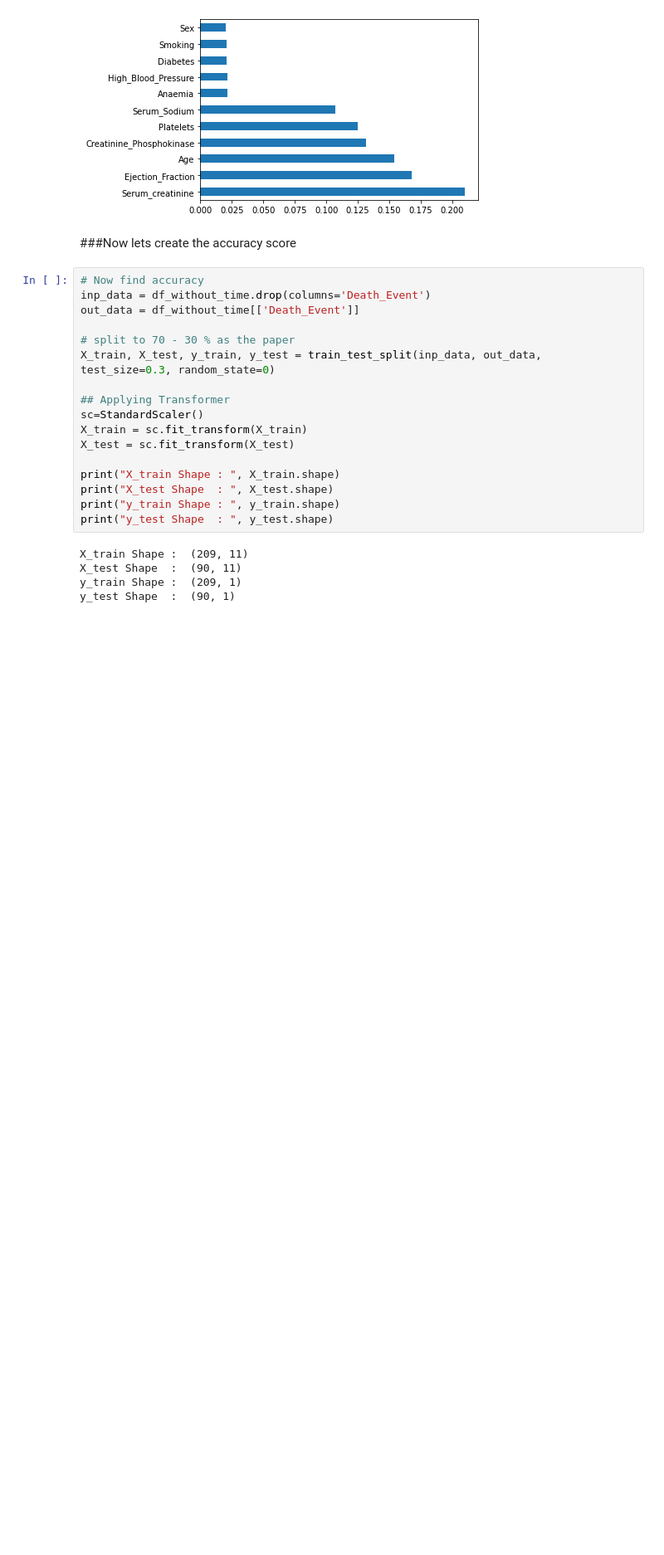
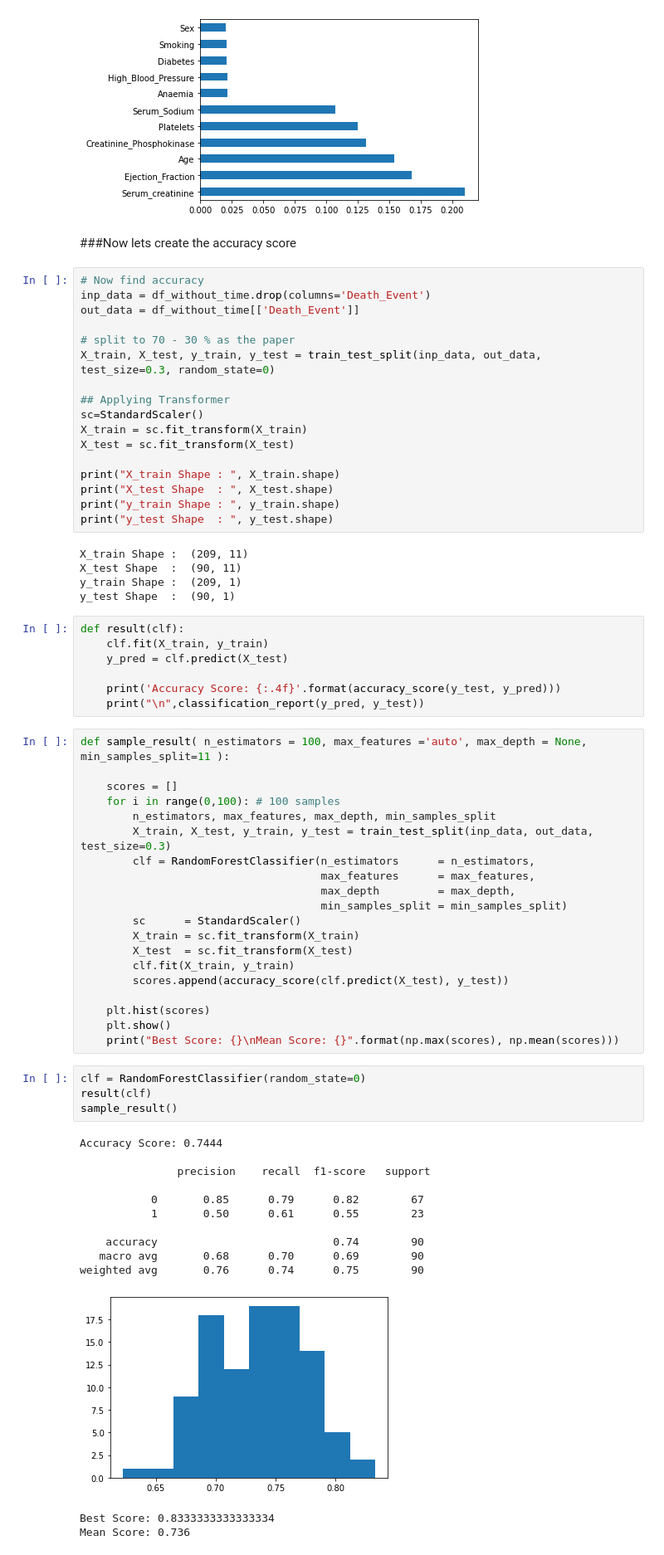
Before and after one commit to spros1/HeartFailureAnalysis, a Jupyter notebook: ExcerA_Heart_Failure.ipynb, the cells around one changed output. Shown at 83% size. Cells and saved outputs as stored; diff of their text form; blank space fills up the shorter version.

```diff
--- a/ExcerA_Heart_Failure.ipynb
+++ b/ExcerA_Heart_Failure.ipynb
@@ -275,3 +277,48 @@ X_train Shape :  (209, 11)
 X_test Shape  :  (90, 11)
 y_train Shape :  (209, 1)
 y_test Shape  :  (90, 1)
+# %%
+def result(clf):
+    clf.fit(X_train, y_train)
+    y_pred = clf.predict(X_test)
+
+    print('Accuracy Score: {:.4f}'.format(accuracy_score(y_test, y_pred)))
+    print("\n",classification_report(y_pred, y_test))
+# %%
+def sample_result( n_estimators = 100, max_features ='auto', max_depth = None, min_samples_split=11 ):
+
+    scores = []
+    for i in range(0,100): # 100 samples
+        n_estimators, max_features, max_depth, min_samples_split
+        X_train, X_test, y_train, y_test = train_test_split(inp_data, out_data, test_size=0.3)
+        clf = RandomForestClassifier(n_estimators      = n_estimators,
+                                     max_features      = max_features,
+                                     max_depth         = max_depth,
+                                     min_samples_split = min_samples_split)
+        sc      = StandardScaler()
+        X_train = sc.fit_transform(X_train)
+        X_test  = sc.fit_transform(X_test)
+        clf.fit(X_train, y_train)
+        scores.append(accuracy_score(clf.predict(X_test), y_test))
+
+    plt.hist(scores)
+    plt.show()
+    print("Best Score: {}\nMean Score: {}".format(np.max(scores), np.mean(scores)))
+# %%
+clf = RandomForestClassifier(random_state=0)
+result(clf)
+sample_result()
+# %% [output]
+Accuracy Score: 0.7444
+
+               precision    recall  f1-score   support
+
+           0       0.85      0.79      0.82        67
+           1       0.50      0.61      0.55        23
+
+    accuracy                           0.74        90
+   macro avg       0.68      0.70      0.69        90
+weighted avg       0.76      0.74      0.75        90
+[figure, added]
+Best Score: 0.8333333333333334
+Mean Score: 0.736
```
Also changed, not shown: parts of 1 cell of this notebook.
